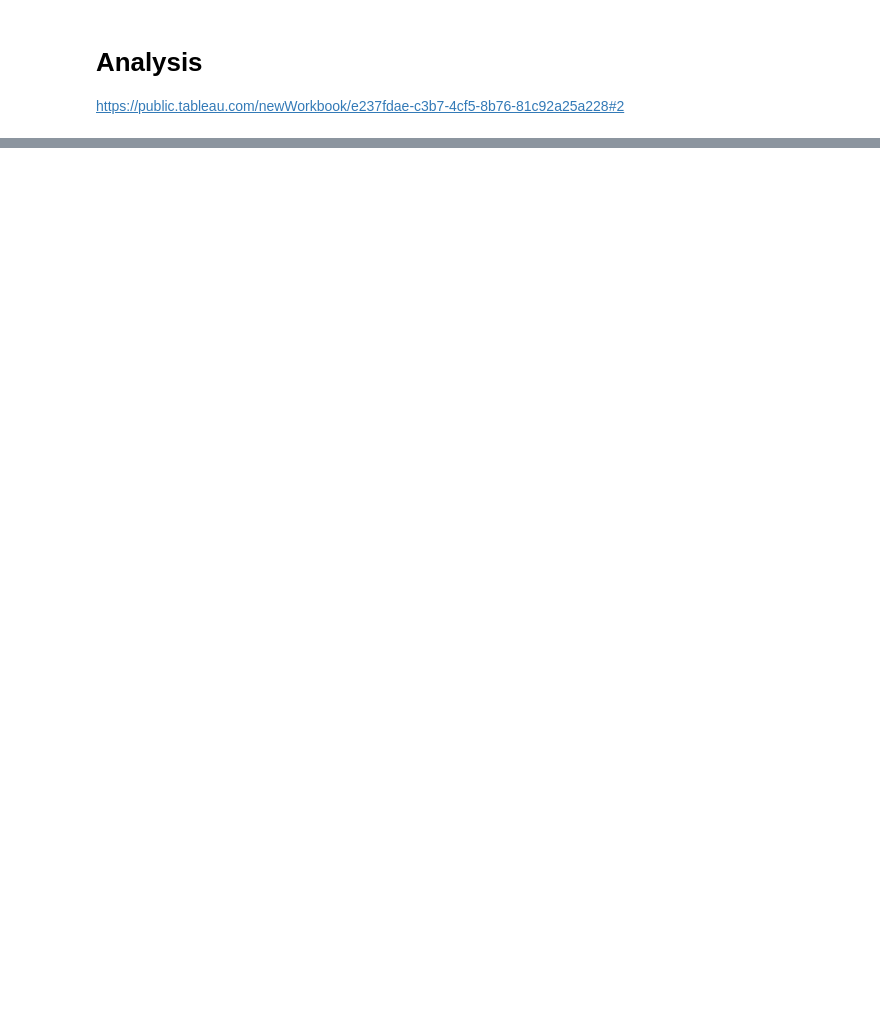
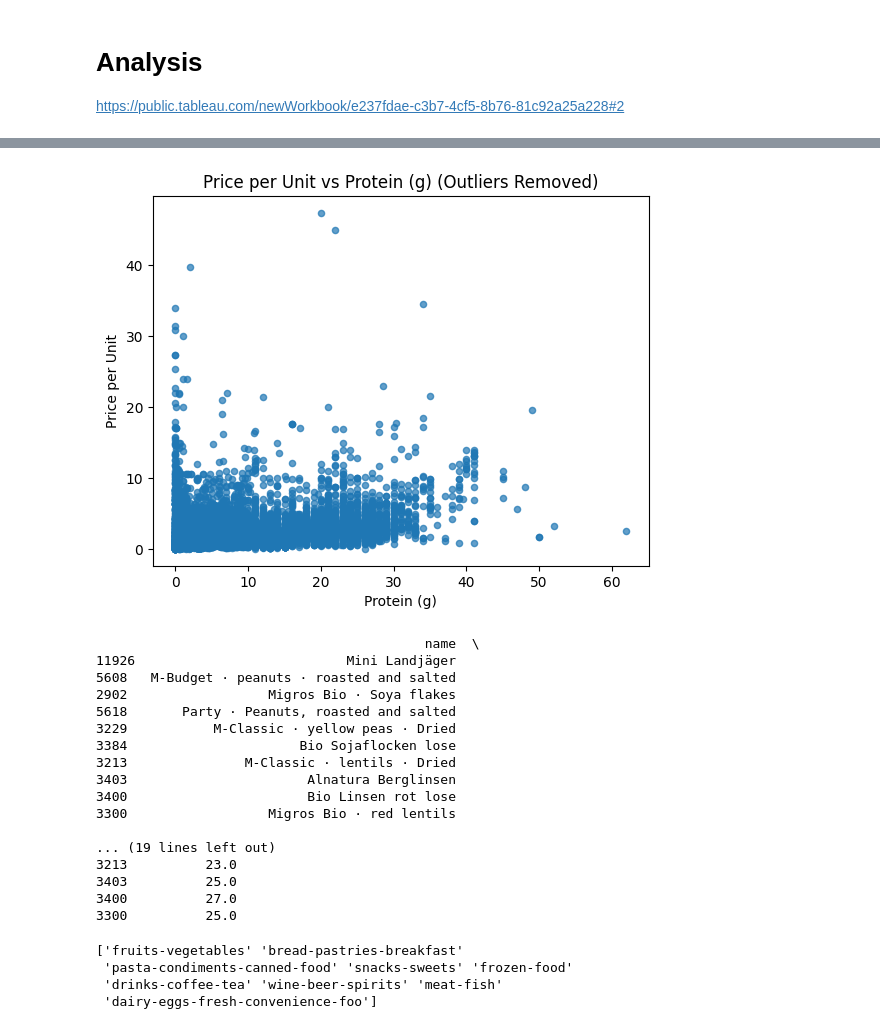
Before and after one commit to AlainJoss/scraping_migros.ch, a Jupyter notebook: scripts/EDA.ipynb, the cells around one changed output, grey strips where cells are left out. Saved outputs shown, nothing was run; the diff lists cells and outputs as text; code cells hidden in the pictures; blank space fills up the shorter version.

```diff
--- a/scripts/EDA.ipynb
+++ b/scripts/EDA.ipynb
@@ -45,0 +104,47 @@ df.sort_values(by='price_per_unit', ascending=False).head(10)
+# %%
+import matplotlib.pyplot as plt
+
+# Filter out items with price_per_unit > 500 (remove outliers)
+filtered_df = df[df['price_per_unit'] <= 50]
+
+# Plot price_per_unit against protein (g) after filtering outliers
+filtered_df.plot.scatter(x='protein (g)', y='price_per_unit', title='Price per Unit vs Protein (g) (Outliers Removed)', alpha=0.7)
+plt.xlabel('Protein (g)')
+plt.ylabel('Price per Unit')
+plt.show()
+
+# Calculate the ratio of price_per_unit to protein (g)
+df['price_to_protein_ratio'] = df['protein (g)'] / df['price_per_unit']
+
+# Sort by the ratio and display the top 10 items
+top_ratio = df.sort_values(by='price_to_protein_ratio', ascending=False)[subset]
+# threshold protein values over 10
+top_ratio = top_ratio[top_ratio['protein (g)'] > 20]
+print(top_ratio.head(10))
+# %% [output]
+[figure, added]
+                                          name  \
+11926                           Mini Landjäger
+5608   M-Budget · peanuts · roasted and salted
+2902                  Migros Bio · Soya flakes
+5618       Party · Peanuts, roasted and salted
+3229           M-Classic · yellow peas · Dried
+3384                      Bio Sojaflocken lose
+3213               M-Classic · lentils · Dried
+3403                       Alnatura Berglinsen
+3400                       Bio Linsen rot lose
+3300                  Migros Bio · red lentils
+
+... (19 lines left out)
+3213          23.0
+3403          25.0
+3400          27.0
+3300          25.0
+# %%
+# print unique categories
+print(df['category'].unique())
+# %% [output]
+['fruits-vegetables' 'bread-pastries-breakfast'
+ 'pasta-condiments-canned-food' 'snacks-sweets' 'frozen-food'
+ 'drinks-coffee-tea' 'wine-beer-spirits' 'meat-fish'
+ 'dairy-eggs-fresh-convenience-foo']
```
Also changed, not shown: parts of 9 cells of this notebook, 6 other files.
